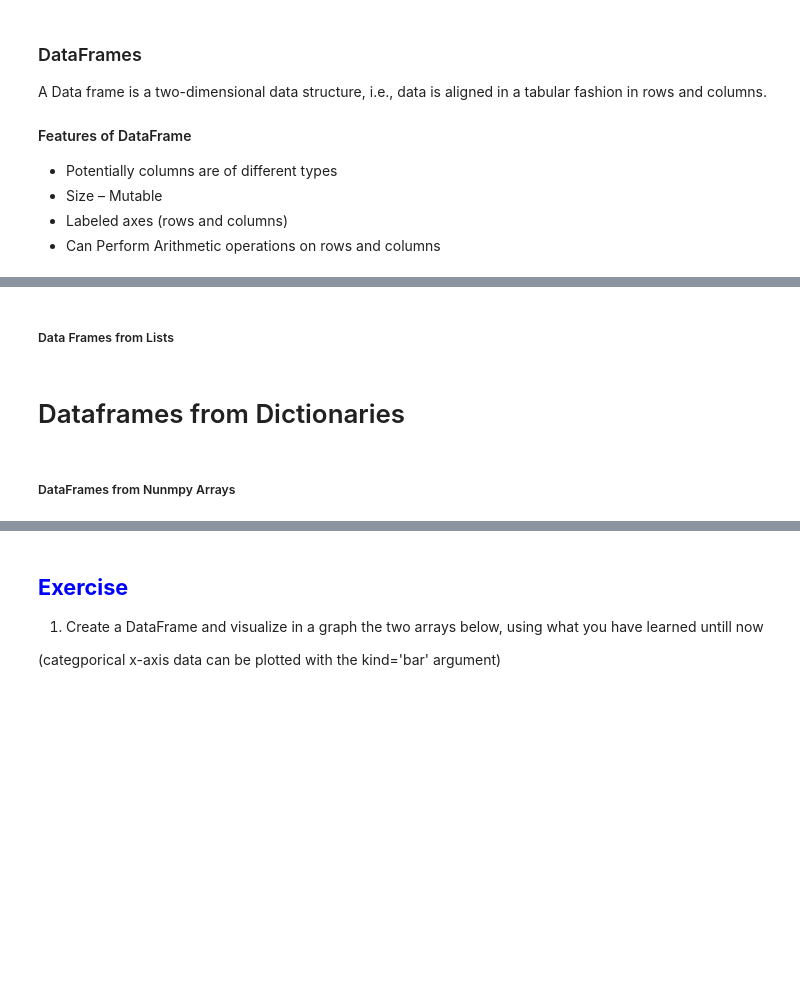
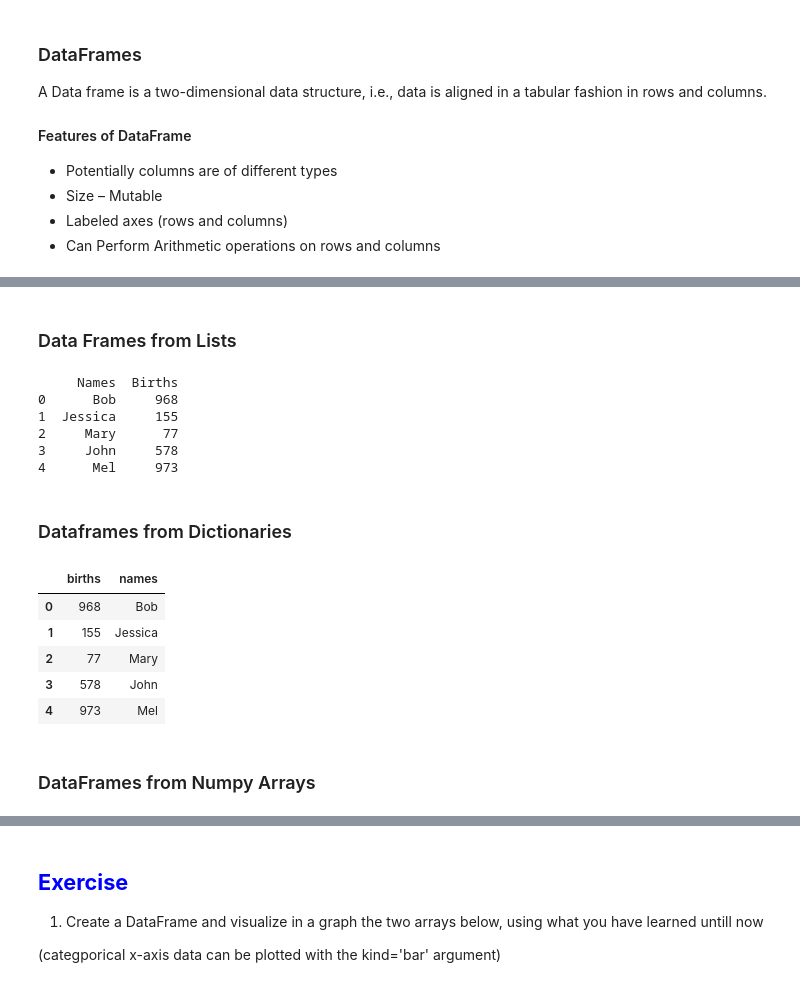
Before and after one commit to AndreaGabriele/pythontraining, a Jupyter notebook: Pandas - Teacher.ipynb, the cells around one changed output, grey strips where cells are left out. Saved outputs shown, nothing was run; the diff lists cells and outputs as text; code cells hidden in the pictures; blank space fills up the shorter version.

```diff
--- a/Pandas - Teacher.ipynb
+++ b/Pandas - Teacher.ipynb
@@ -179,7 +192,7 @@ A pandas DataFrame can be created using various inputs like:
 
 Another way of creating a DataFrame:
 # %% [markdown]
-##### Data Frames from Lists
+### Data Frames from Lists
 # %%
 # The inital set of baby names and bith rates
 names = ['Bob','Jessica','Mary','John','Mel']
@@ -193,10 +205,29 @@ df
+# %%
+print(df)
+# %% [output]
+     Names  Births
+0      Bob     968
+1  Jessica     155
+2     Mary      77
+3     John     578
+4      Mel     973
 # %% [markdown]
-# Dataframes from Dictionaries
+### Dataframes from Dictionaries
 # %%
+names = ['Bob','Jessica','Mary','John','Mel']
+births = [968, 155, 77, 578, 973]
+
 df = pd.DataFrame({'names':names,'births':births})
 df
+# %% [output]
+|  | births | names |
+| 0 | 968 | Bob |
+| 1 | 155 | Jessica |
+| 2 | 77 | Mary |
+| 3 | 578 | John |
+| 4 | 973 | Mel |
 # %% [markdown]
-##### DataFrames from Nunmpy Arrays
+### DataFrames from Numpy Arrays
 # %%
 import numpy as np
 
```
Also changed, not shown: parts of 38 cells of this notebook, 3 other files.
